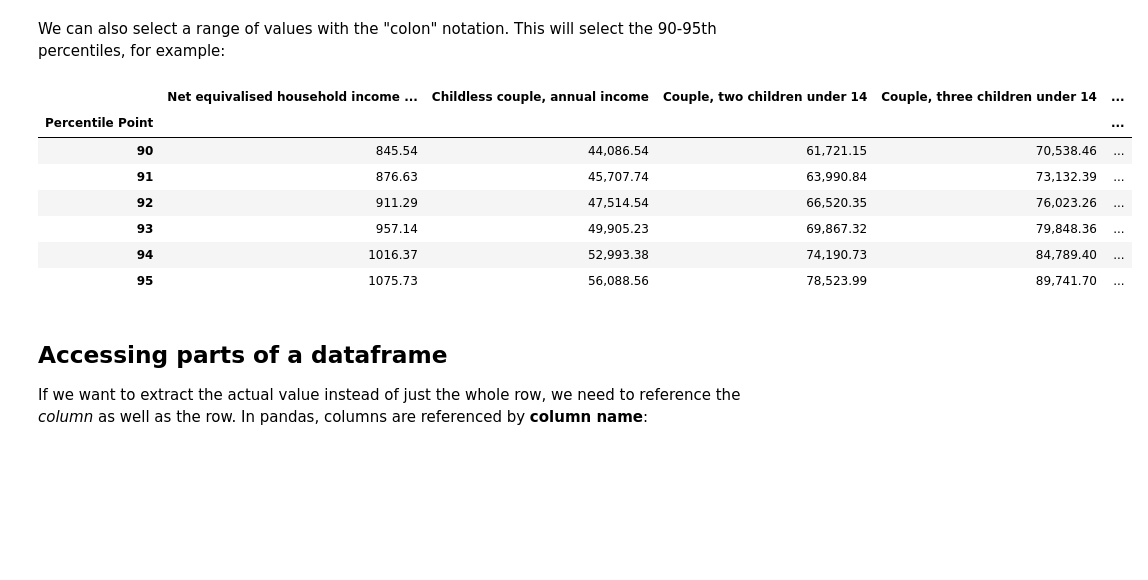
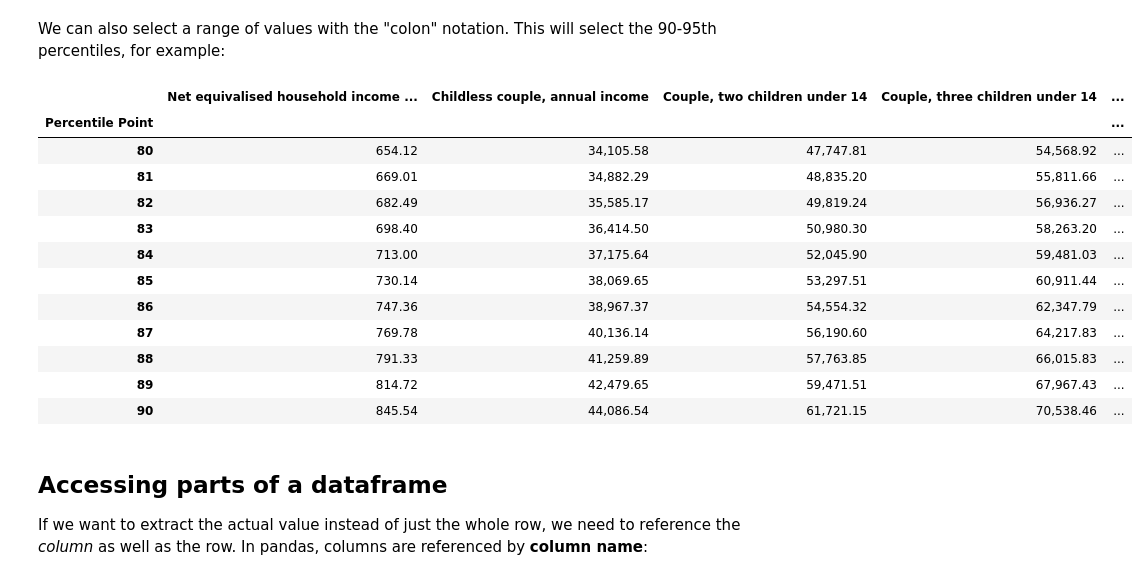
Before and after one commit to yuhengding1206/QM2-2024, a Jupyter notebook: notebooks/W02. Pandas.ipynb, the cells around one changed output. Saved outputs shown, nothing was run; the diff lists cells and outputs as text; code cells hidden in the pictures; blank space fills up the shorter version.

```diff
--- a/notebooks/W02. Pandas.ipynb
+++ b/notebooks/W02. Pandas.ipynb
@@ -106,16 +112,21 @@ Name: 90, dtype: object
 # %% [markdown]
 We can also select a range of values with the "colon" notation. This will select the 90-95th percentiles, for example:
 # %%
-income.loc[90:95]
+income.loc[80:90]
 # %% [output]
 |  | Net equivalised household income ... | Childless couple, annual income | Couple, two children under 14 | Couple, three children under 14 | ... |
 | Percentile Point |  |  |  |  | ... |
+| 80 | 654.12 | 34,105.58 | 47,747.81 | 54,568.92 | ... |
+| 81 | 669.01 | 34,882.29 | 48,835.20 | 55,811.66 | ... |
+| 82 | 682.49 | 35,585.17 | 49,819.24 | 56,936.27 | ... |
+| 83 | 698.40 | 36,414.50 | 50,980.30 | 58,263.20 | ... |
+| 84 | 713.00 | 37,175.64 | 52,045.90 | 59,481.03 | ... |
+| 85 | 730.14 | 38,069.65 | 53,297.51 | 60,911.44 | ... |
+| 86 | 747.36 | 38,967.37 | 54,554.32 | 62,347.79 | ... |
+| 87 | 769.78 | 40,136.14 | 56,190.60 | 64,217.83 | ... |
+| 88 | 791.33 | 41,259.89 | 57,763.85 | 66,015.83 | ... |
+| 89 | 814.72 | 42,479.65 | 59,471.51 | 67,967.43 | ... |
 | 90 | 845.54 | 44,086.54 | 61,721.15 | 70,538.46 | ... |
-| 91 | 876.63 | 45,707.74 | 63,990.84 | 73,132.39 | ... |
-| 92 | 911.29 | 47,514.54 | 66,520.35 | 76,023.26 | ... |
-| 93 | 957.14 | 49,905.23 | 69,867.32 | 79,848.36 | ... |
-| 94 | 1016.37 | 52,993.38 | 74,190.73 | 84,789.40 | ... |
-| 95 | 1075.73 | 56,088.56 | 78,523.99 | 89,741.70 | ... |
 # %% [markdown]
 ## Accessing parts of a dataframe
 
```
Also changed, not shown: parts of 13 cells of this notebook.
